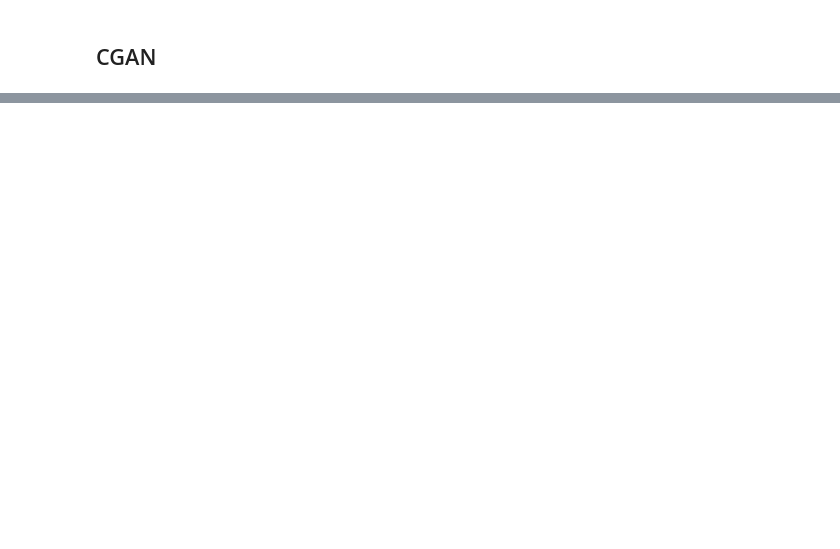
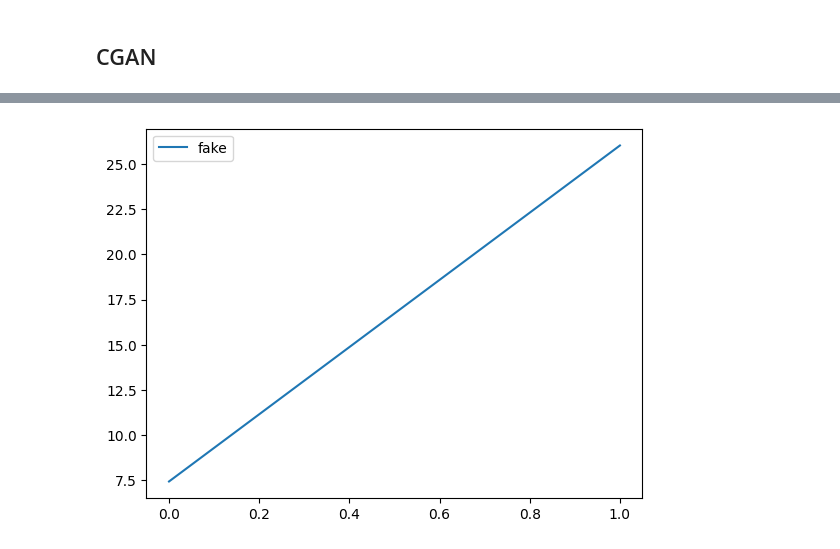
Before and after one commit to JoeyShapiro/blast-furnace-cgan, a Jupyter notebook: cgan.ipynb, the cells around one changed output, grey strips where cells are left out. Saved outputs shown, nothing was run; the diff lists cells and outputs as text; code cells hidden in the pictures; blank space fills up the shorter version.

```diff
--- a/cgan.ipynb
+++ b/cgan.ipynb
@@ -142,0 +226,9 @@ plt.show()
+# %%
+
+def plot_GAN_losses(list_losses_fake):
+
+    the_epochs = [i for i in range(len(list_losses_fake))]
+
+    plt.plot(the_epochs, list_losses_fake,    label = "fake")
+    plt.legend()
+    plt.show()
@@ -142,0 +428,4 @@ plt.show()
+# %%
+plot_GAN_losses(list_losses_fake)
+# %% [output]
+[figure, added]
```
Also changed, not shown: parts of 22 cells of this notebook.
